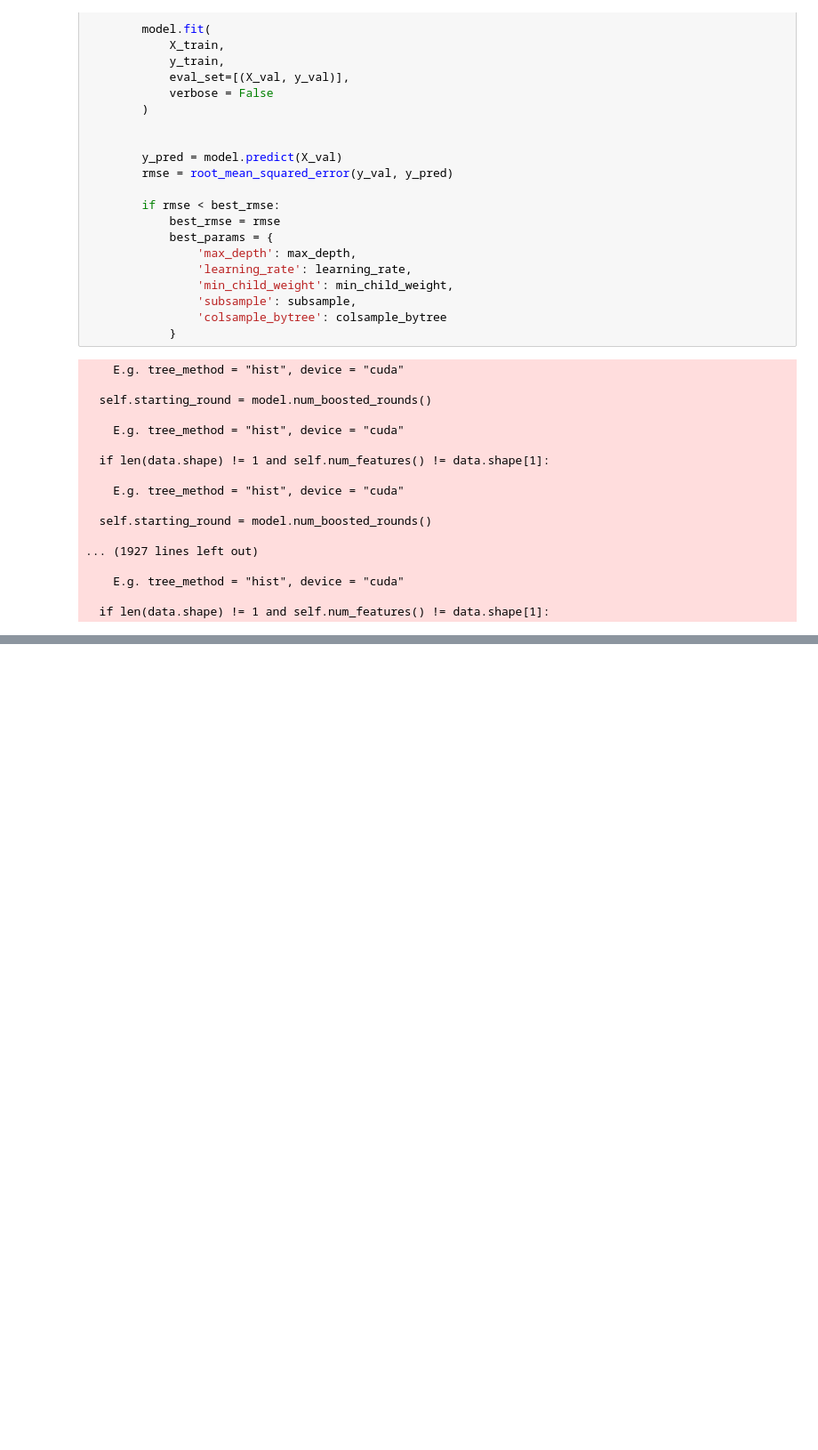
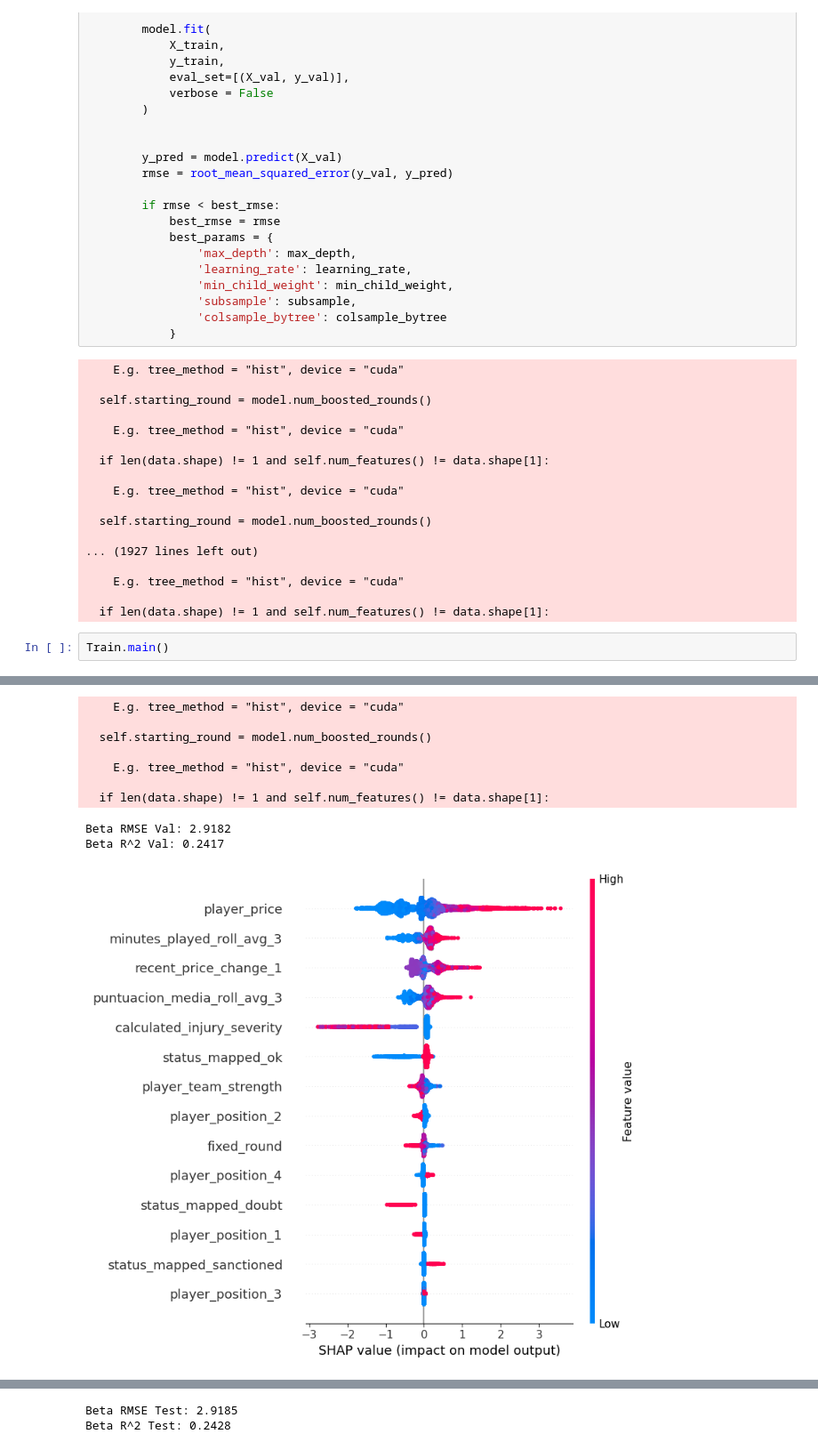
Before and after one commit to diegitpush/botwenger, a Jupyter notebook: notebooks/hyperparameter_tuning.ipynb, the cells around one changed output, grey strips where cells are left out. Shown: that part at 89% size. Drawn from its saved outputs; the diff is of its cells as text; blank space fills up the shorter version.

Commit message:
saved model

```diff
--- a/notebooks/hyperparameter_tuning.ipynb
+++ b/notebooks/hyperparameter_tuning.ipynb
@@ -106,3 +108,6 @@ for max_depth, learning_rate, min_child_weight, subsample, colsample_bytree in p
     E.g. tree_method = "hist", device = "cuda"
 
   if len(data.shape) != 1 and self.num_features() != data.shape[1]:
+# %%
+Train.main()
+# %% [output]
@@ -108,0 +116,10 @@ for max_depth, learning_rate, min_child_weight, subsample, colsample_bytree in p
+    E.g. tree_method = "hist", device = "cuda"
+
+  self.starting_round = model.num_boosted_rounds()
+
+    E.g. tree_method = "hist", device = "cuda"
+
+  if len(data.shape) != 1 and self.num_features() != data.shape[1]:
+Beta RMSE Val: 2.9182
+Beta R^2 Val: 0.2417
+[figure, added]
@@ -108,0 +127,2 @@ for max_depth, learning_rate, min_child_weight, subsample, colsample_bytree in p
+Beta RMSE Test: 2.9185
+Beta R^2 Test: 0.2428
```
Also changed, not shown: parts of 2 cells of this notebook, 4 other files.
